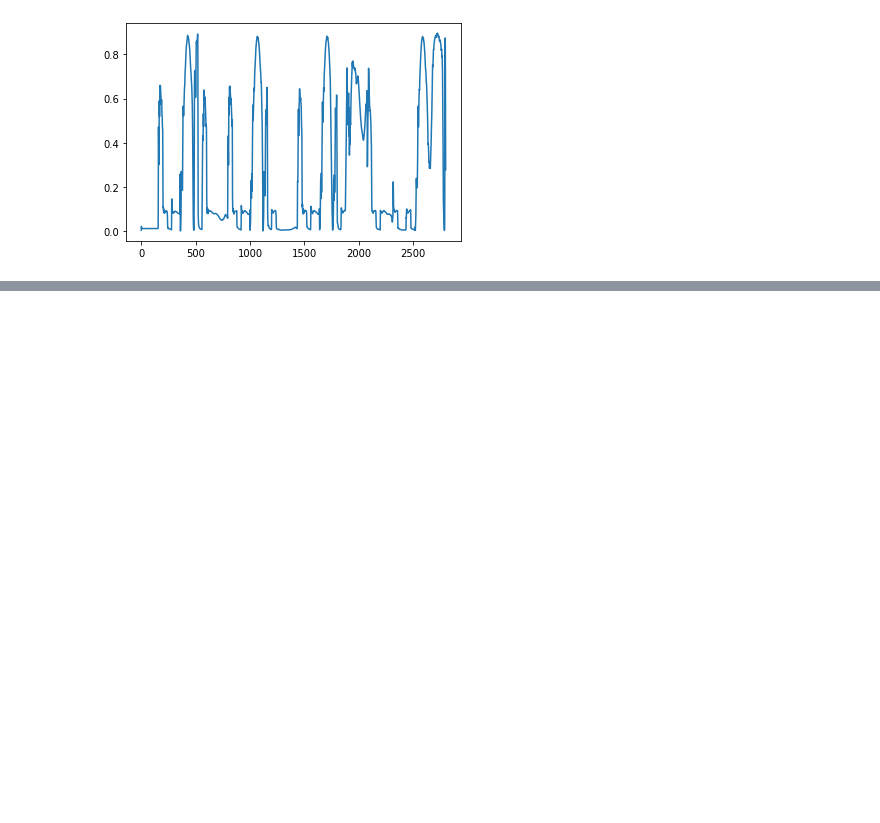
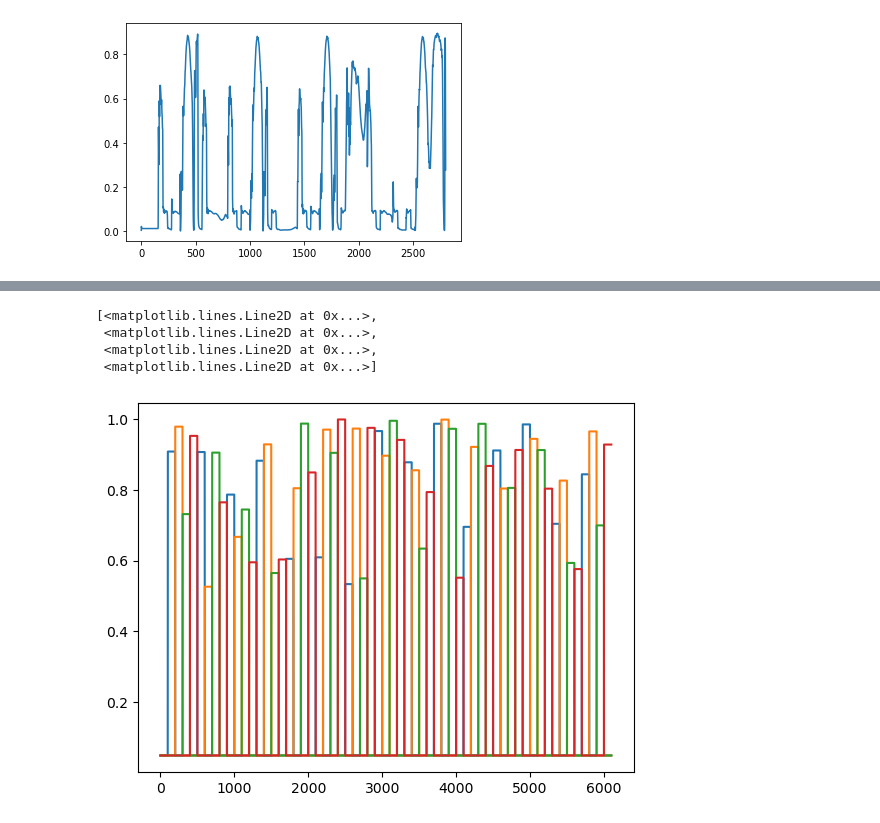
Before and after one commit to hesamazj/MusicianHand, a Jupyter notebook: experiment_code.ipynb, the cells around one changed output, grey strips where cells are left out. Saved outputs shown, nothing was run; the diff lists cells and outputs as text; code cells hidden in the pictures; blank space fills up the shorter version.

```diff
--- a/experiment_code.ipynb
+++ b/experiment_code.ipynb
@@ -173,0 +203,12 @@ plt.plot(predicted_limb_activations[:,0])
+# %%
+import numpy as np
+import matplotlib.pyplot as plt
+
+x =np.loadtxt('./Activations/Experiment_v0_02_activations.txt')
+plt.plot(x)
+# %% [output]
+[<matplotlib.lines.Line2D at 0x...>,
+ <matplotlib.lines.Line2D at 0x...>,
+ <matplotlib.lines.Line2D at 0x...>,
+ <matplotlib.lines.Line2D at 0x...>]
+[figure, added]
```
Also changed, not shown: parts of 4 cells of this notebook, 4 other files.
